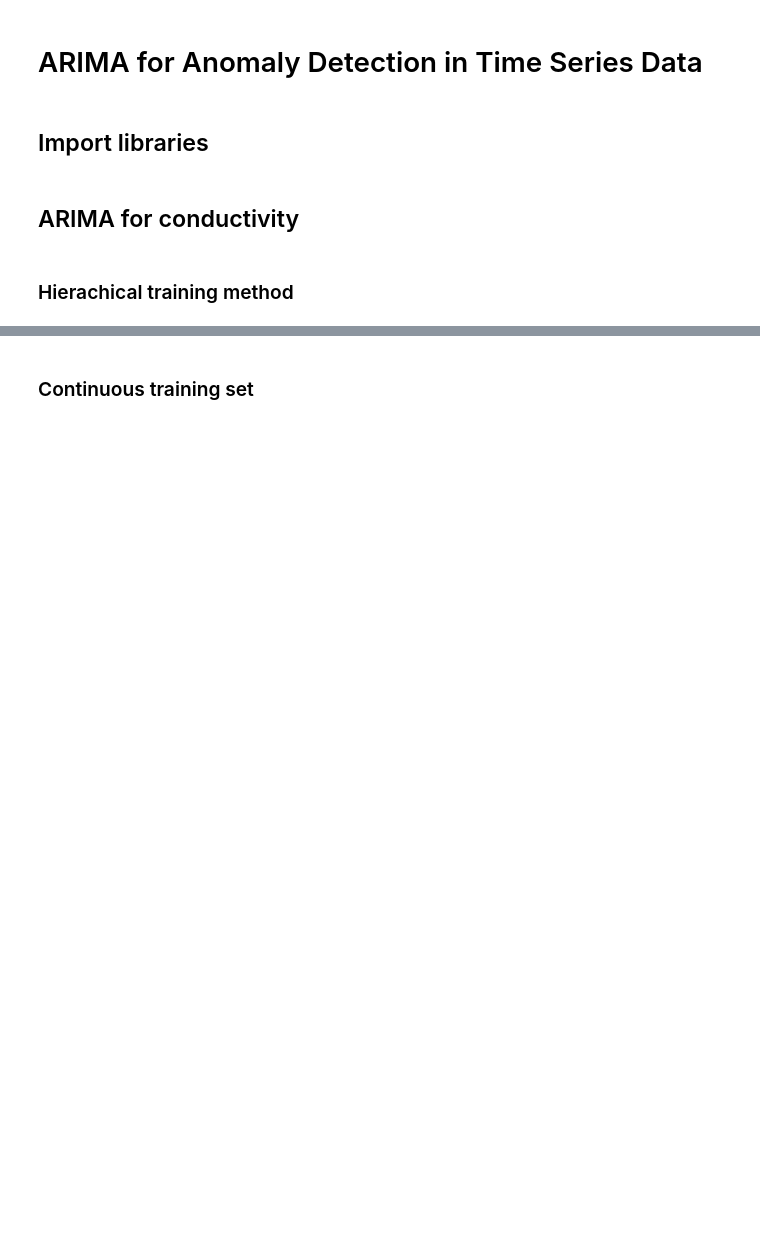
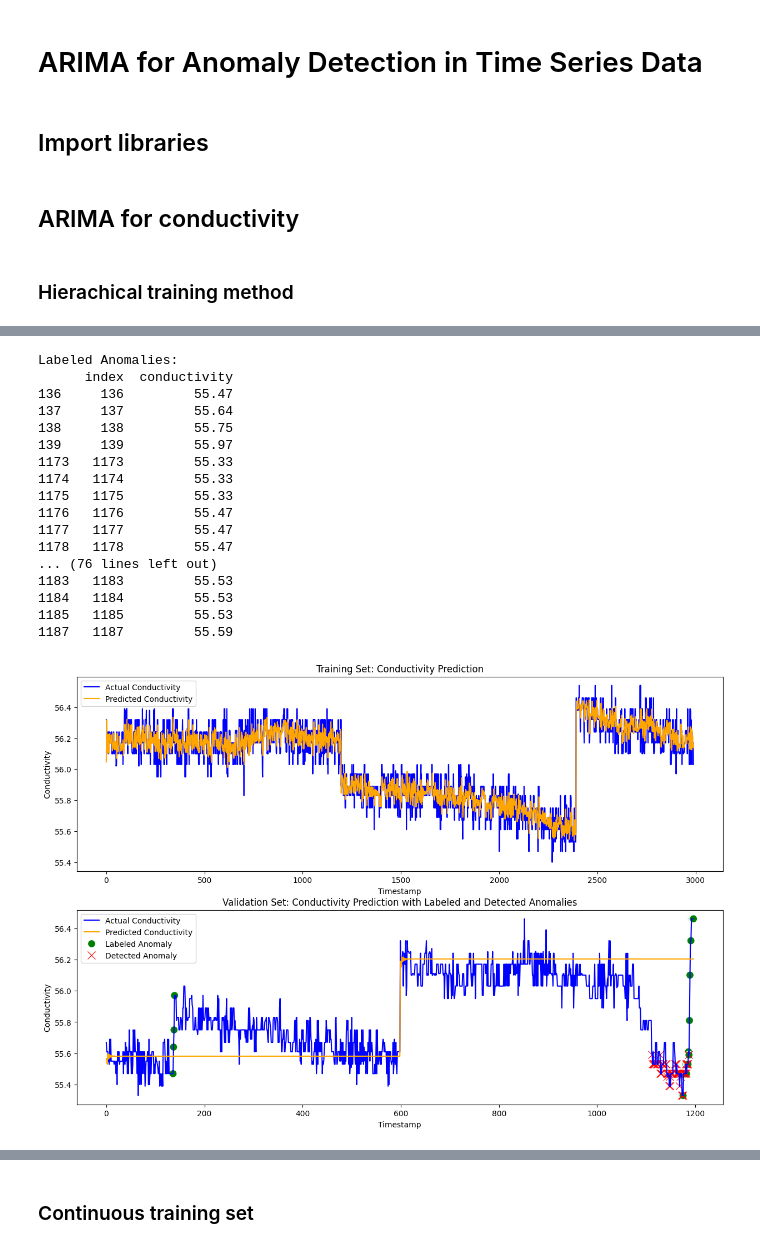
Before and after one commit to Bank7656/PlateMon_data_analytics, a Jupyter notebook: ARIMA.ipynb, the cells around one changed output, grey strips where cells are left out. Drawn from its saved outputs; the diff is of its cells as text; code cells hidden in the pictures; blank space fills up the shorter version.

```diff
--- a/ARIMA.ipynb
+++ b/ARIMA.ipynb
@@ -1011,0 +762,3 @@ ax1 = sns.lineplot(data=test_conduct, x='timestamp', y='predict_orig', color='re
+# %%
+data_scaler = parse_and_standardize(df=train_conduct, parameter='conductivity')
+parse_and_standardize(df=valid_conduct, scaler=data_scaler, parameter='conductivity')
@@ -1011,0 +800,9 @@ ax1 = sns.lineplot(data=test_conduct, x='timestamp', y='predict_orig', color='re
+# %%
+# --- Preprocess Training Data ---
+y_train, X_train, df_train = preprocess_data(train_conduct, fe_cols_to_keep=None)
+
+# Store the final list of FE columns used in training (excluding the baseline FE)
+trained_fe_cols = X_train.columns
+
+# Preprocess the validation set, ensuring its FE matrix matches the training model
+y_valid, X_valid, df_valid_processed = preprocess_data(valid_conduct, fe_cols_to_keep=trained_fe_cols)
@@ -1011,0 +872,5 @@ ax1 = sns.lineplot(data=test_conduct, x='timestamp', y='predict_orig', color='re
+# %%
+# Store the prediction of the training set
+train_conduct['Prediction'] = sarimax_results.fittedvalues.reset_index(drop=True)
+train_conduct['Predicted_conductivity'] = data_scaler.inverse_transform(train_conduct['Prediction'].values.reshape(-1, 1))
+train_conduct
@@ -1011,0 +1009,38 @@ ax1 = sns.lineplot(data=test_conduct, x='timestamp', y='predict_orig', color='re
+# %%
+# -----------------------------------------------
+# 5. Data Visualization
+# -----------------------------------------------
+
+# Plot the results
+fig, ax = plt.subplots(2, 1, figsize=(15, 10))
+ax1 = sns.lineplot(data=train_conduct, x='index', y='conductivity', color='blue', label='Actual Conductivity', ax=ax[0])
+ax1 = sns.lineplot(data=train_conduct, x='index', y='Predicted_conductivity', color='orange', label='Predicted Conductivity', ax=ax[0])
+ax1.set_title('Training Set: Conductivity Prediction')
+ax1.set_xlabel('Timestamp')
+ax1.set_ylabel('Conductivity')
+ax1.legend()
+
+ax2 = sns.lineplot(data=valid_conduct, x='index', y='conductivity', color='blue', label='Actual Conductivity', ax=ax[1])
+ax2 = sns.lineplot(data=valid_conduct, x='index', y='Predicted_conductivity', color='orange', label='Predicted Conductivity', ax=ax[1])
+anomalies_labeled = valid_conduct[valid_conduct['anomaly_label'] == 1]
+anomalies_labeled['anomaly_label'] = ['Labeled Anomaly']*len(anomalies_labeled)
+print("Labeled Anomalies:")
+print(anomalies_labeled[['index', 'conductivity']])
+ax2 = sns.scatterplot(data=anomalies_labeled, x='index', y='conductivity', color='green', style='anomaly_label', markers='o', s=100, legend='full', ax=ax[1])
+anomalies_detected = valid_conduct[valid_conduct['Predicted_Anomaly'] == 1]
+anomalies_detected['Predicted_Anomaly'] = ['Detected Anomaly']*len(anomalies_detected)
+print("Detected Anomalies:")
+print(anomalies_detected[['index', 'conductivity']])
+ax2 = sns.scatterplot(data=anomalies_detected, x='index', y='conductivity', color='red', style='Predicted_Anomaly',  markers='x', s=100, legend='full', ax=ax[1])
+
+ax2.set_title('Validation Set: Conductivity Prediction with Labeled and Detected Anomalies')
+ax2.set_xlabel('Timestamp')
+ax2.set_ylabel('Conductivity')
+ax2.legend()
+
+plt.show()
+
+match_anomalies = pd.merge(anomalies_labeled, anomalies_detected, how='inner', on=['index', 'conductivity'])
+print("Matched Anomalies between Labeled and Detected:")
+print(match_anomalies[['index', 'conductivity']])
+# %% [output]
@@ -1011,0 +1057,18 @@ ax1 = sns.lineplot(data=test_conduct, x='timestamp', y='predict_orig', color='re
+Labeled Anomalies:
+      index  conductivity
+136     136         55.47
+137     137         55.64
+138     138         55.75
+139     139         55.97
+1173   1173         55.33
+1174   1174         55.33
+1175   1175         55.33
+1176   1176         55.47
+1177   1177         55.47
+1178   1178         55.47
+... (76 lines left out)
+1183   1183         55.53
+1184   1184         55.53
+1185   1185         55.53
+1187   1187         55.59
+[figure, added]
```
Also changed, not shown: parts of 81 cells of this notebook.
